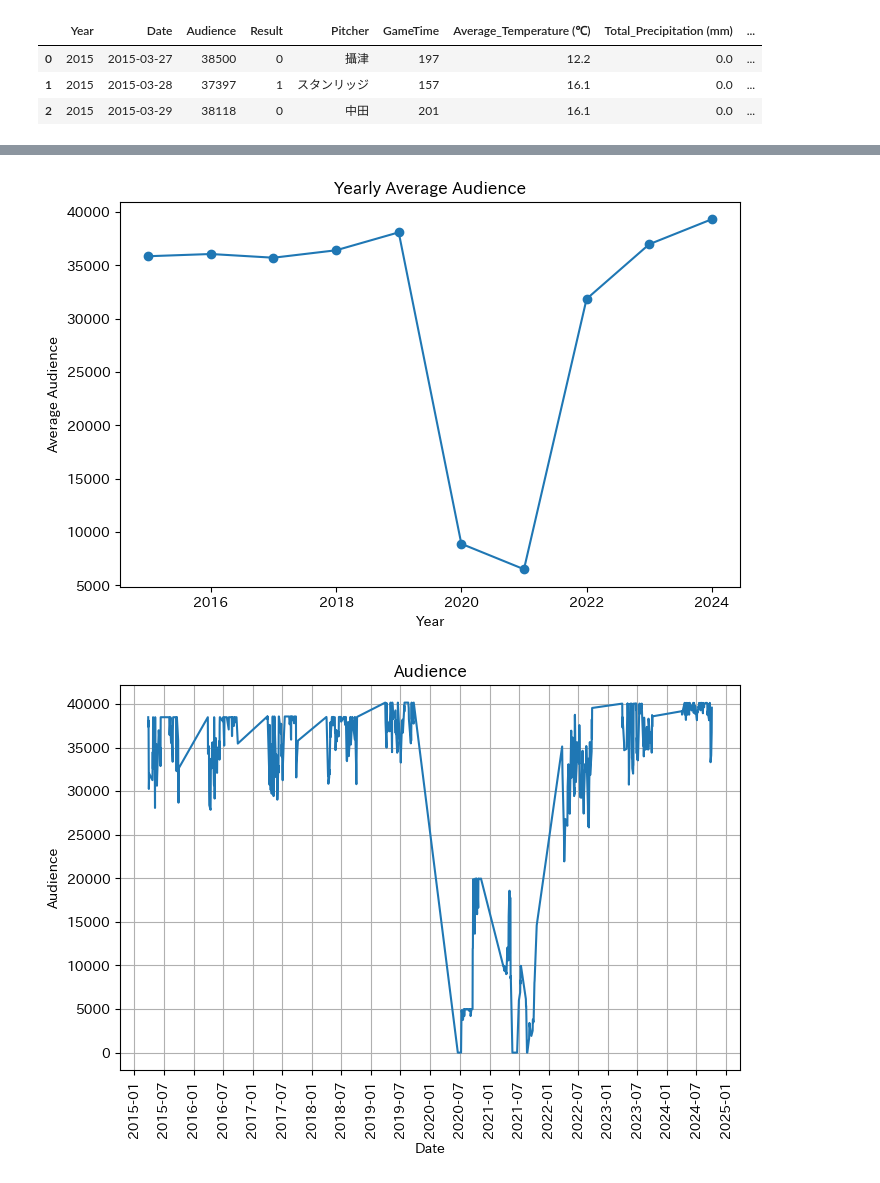
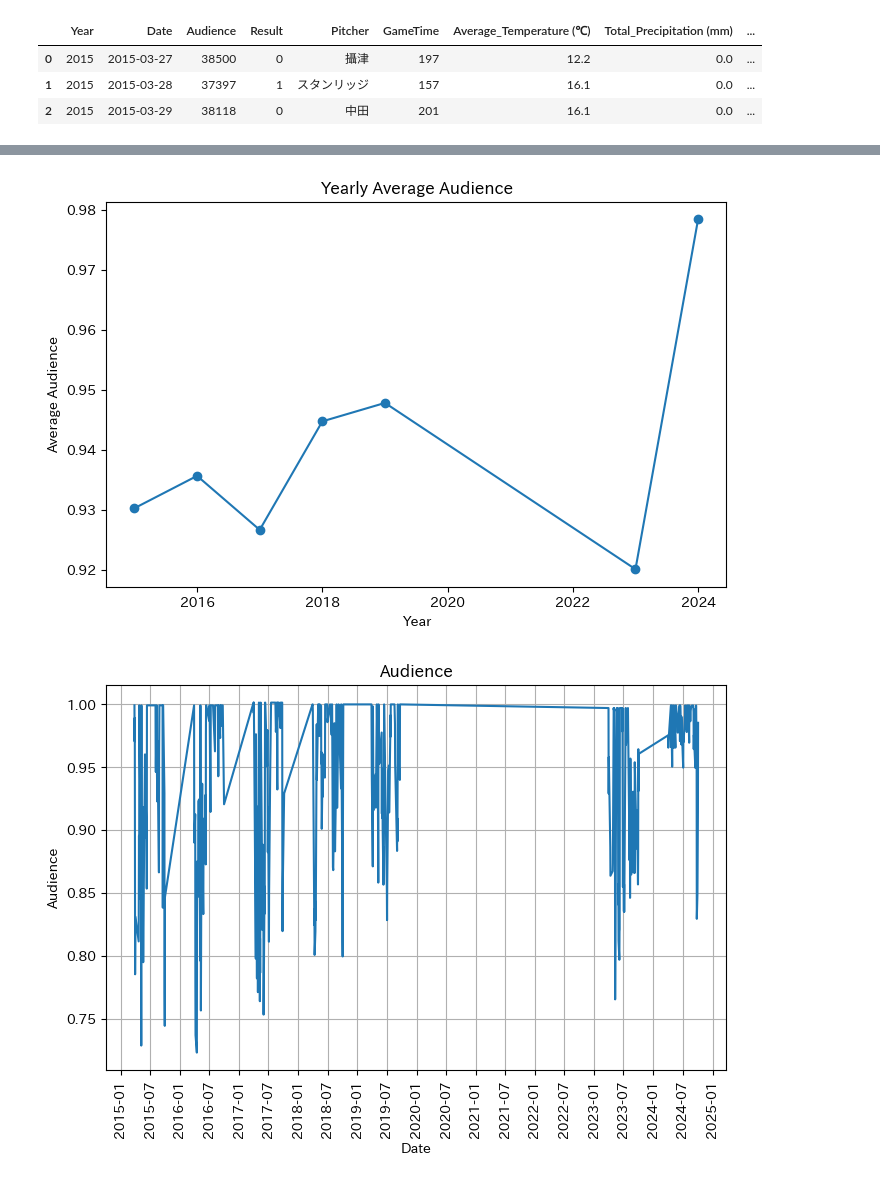
Before and after one commit to Doi-Ryota/NumberOfSpectatorsPrediction, a Jupyter notebook: notebook/04_exploratory_analysis.ipynb, the cells around one changed output, grey strips where cells are left out. Drawn from its saved outputs; the diff is of its cells as text; code cells hidden in the pictures.

```diff
--- a/notebook/04_exploratory_analysis.ipynb
+++ b/notebook/04_exploratory_analysis.ipynb
@@ -7,6 +11,7 @@ import matplotlib.dates as mdates
 pd.set_option("display.max_columns",None)
 # %%
 df = pd.read_csv(r"..\data\df_featured.csv")
+df = df[~(df["Year"].isin([2020,2021,2022]))]
 df.head(3)
 # %% [output]
 |  | Year | Date | Audience | Result | Pitcher | GameTime | Average_Temperature (℃) | Total_Precipitation (mm) | ... |
@@ -26,37 +31,37 @@ plt.show()
 # %%
 # 2. 年ごとの観客数の推移
 plt.figure(figsize=(8, 5))
-df_grouped = df.groupby('Year')['Audience'].mean()
+df_grouped = df.groupby('Year')['occupancy'].mean()
 plt.plot(df_grouped.index, df_grouped.values, marker='o')
 plt.title('Yearly Average Audience')
 plt.xlabel('Year')
 plt.ylabel('Average Audience')
 plt.show()
 # %% [output]
-[figure, old version]
+[figure, new version]
 # %%
 # 3.試合ごとの観客数の推移
 # 2019年に座席の最大数が増えた
 
 # Date列がdatetime型か確認
 df["Date"] = pd.to_datetime(df["Date"])
 
 # グラフの描画
 plt.figure(figsize=(8, 5))
-plt.plot(df["Date"], df["Audience"])
+plt.plot(df["Date"], df['occupancy'])
 plt.title('Audience')
 plt.xlabel('Date')
 plt.ylabel('Audience')
 plt.grid()
 
 # 横軸の日時の表示を月単位に設定
 plt.gca().xaxis.set_major_locator(mdates.MonthLocator([1,7]))  # 月単位で設定
 plt.gca().xaxis.set_major_formatter(mdates.DateFormatter('%Y-%m'))  # 年-月の形式で表示
 
 plt.xticks(rotation=90)  # x軸の日付を回転させる
 plt.show()
 # %% [output]
-[figure, old version]
+[figure, new version]
 # %%
 # 4. 何試合目かと観客数の推移
 plt.figure(figsize=(8, 5))
```
Also changed, not shown: parts of 7 cells of this notebook, 1 other file.
